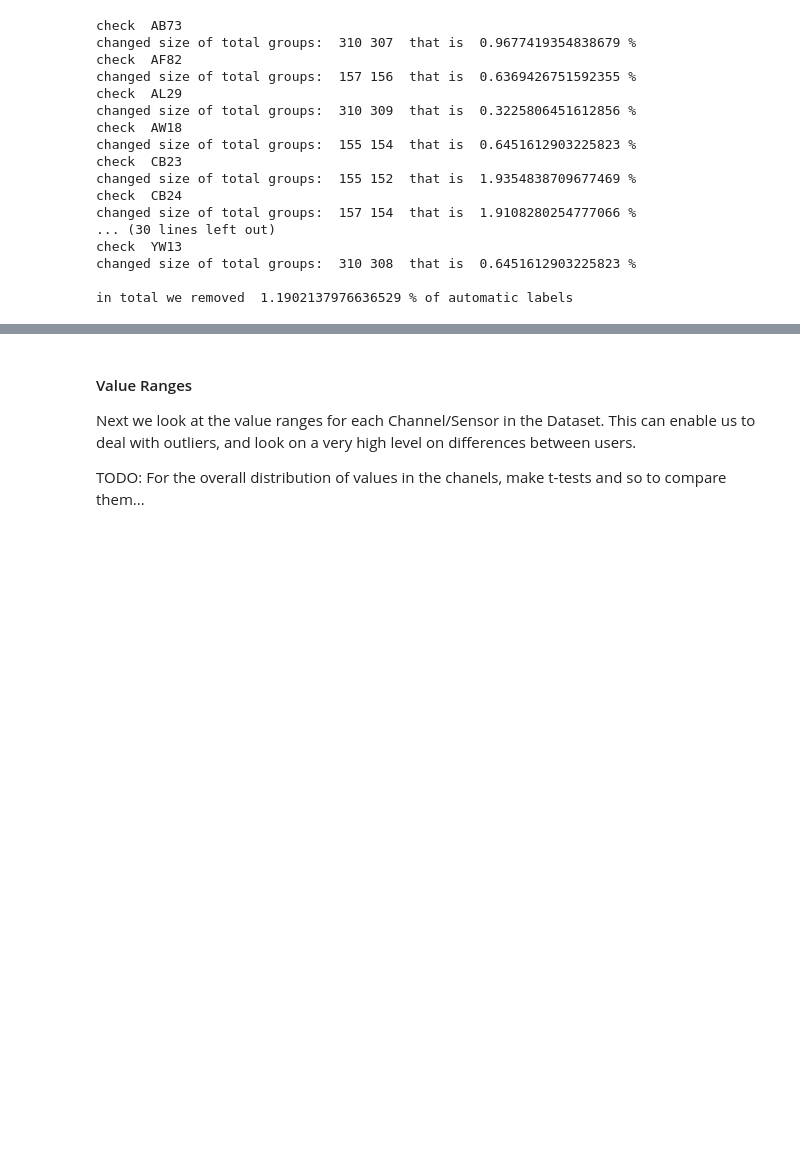
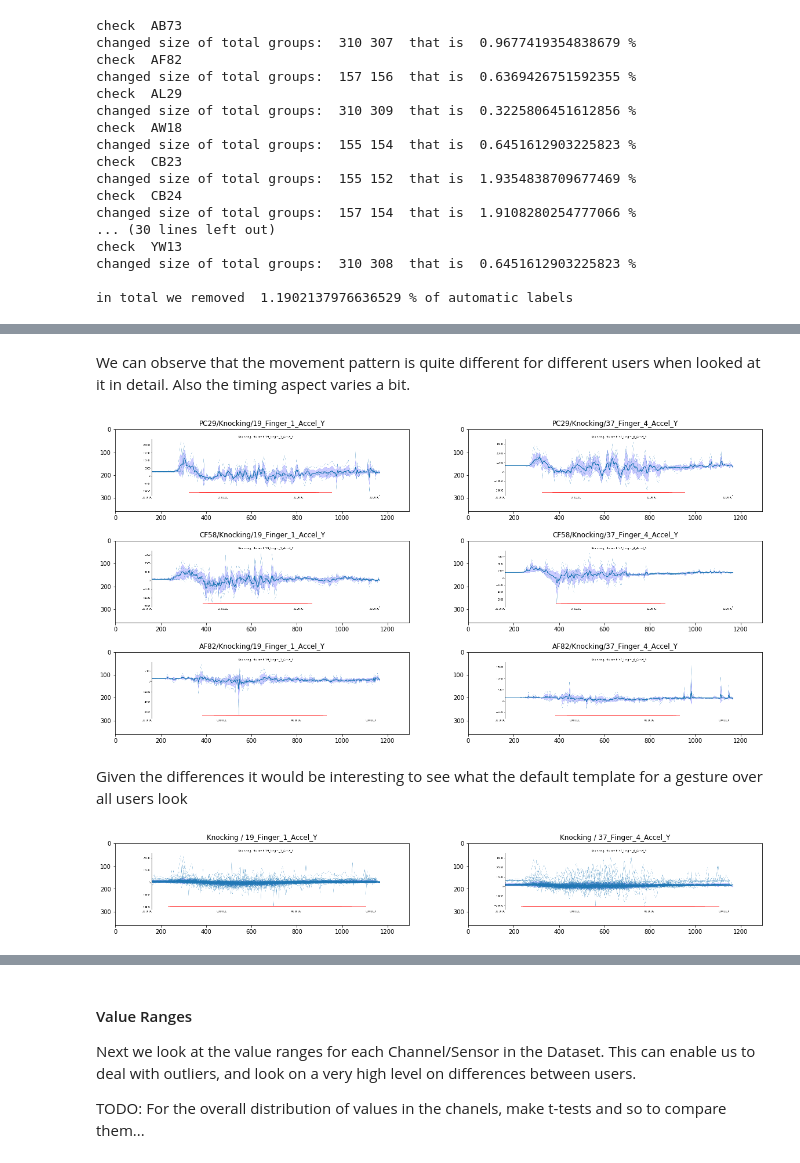
Before and after one commit to joergsimon/thesis, a Jupyter notebook: gesture-analysis/scripts/Description of Raw Data.ipynb, the cells around one changed output, grey strips where cells are left out. Saved outputs shown, nothing was run; the diff lists cells and outputs as text; code cells hidden in the pictures; blank space fills up the shorter version.

```diff
--- a/gesture-analysis/scripts/Description of Raw Data.ipynb
+++ b/gesture-analysis/scripts/Description of Raw Data.ipynb
@@ -781,0 +718,2 @@ skipping userAE30
+# %%
+ud_helper = iutils.UserDataHelper(list(usernames), gestures, Constants().raw_headers)
@@ -781,0 +815,8 @@ skipping userAE30
+# %% [markdown]
+We can observe that the movement pattern is quite different for different users when looked at it in detail. Also the timing aspect varies a bit.
+# %%
+ud_helper.display_random_generated_images(3,1,2)
+# %% [output]
+[figure, added]
+# %% [markdown]
+Given the differences it would be interesting to see what the default template for a gesture over all users look
@@ -781,0 +860,16 @@ skipping userAE30
+# %%
+f, axarr = plt.subplots(1, 2, figsize=(20, 10))
+
+axarr[0].set_title(f'Knocking / 19_Finger_1_Accel_Y')
+path = f'../figures/raw/all_users/Knocking/19_Finger_1_Accel_Y.png'
+a = mpimg.imread(path)
+axarr[0].imshow(a)
+
+axarr[1].set_title(f'Knocking / 37_Finger_4_Accel_Y')
+path = f'../figures/raw/all_users/Knocking/37_Finger_4_Accel_Y.png'
+a = mpimg.imread(path)
+axarr[1].imshow(a)
+
+plt.show()
+# %% [output]
+[figure, added]
```
Also changed, not shown: parts of 81 cells of this notebook.
